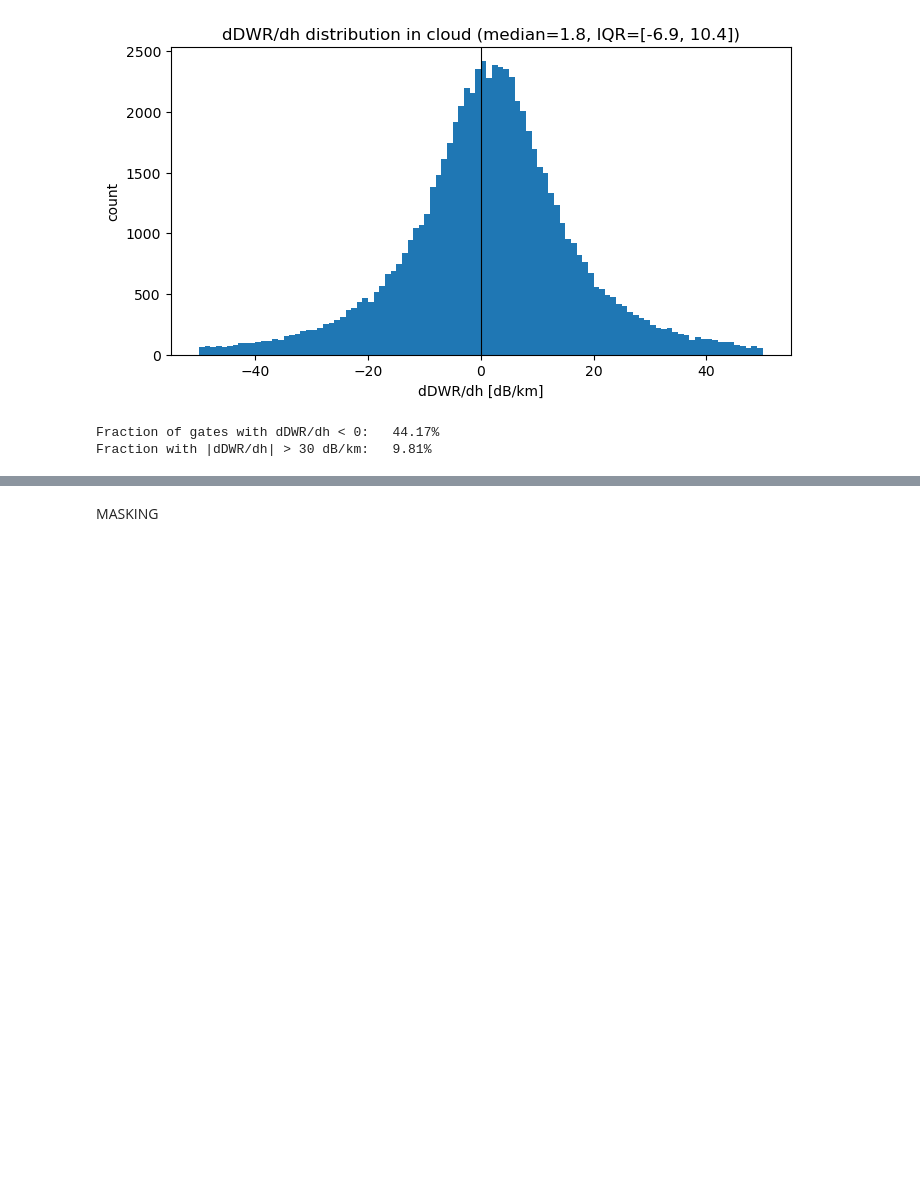
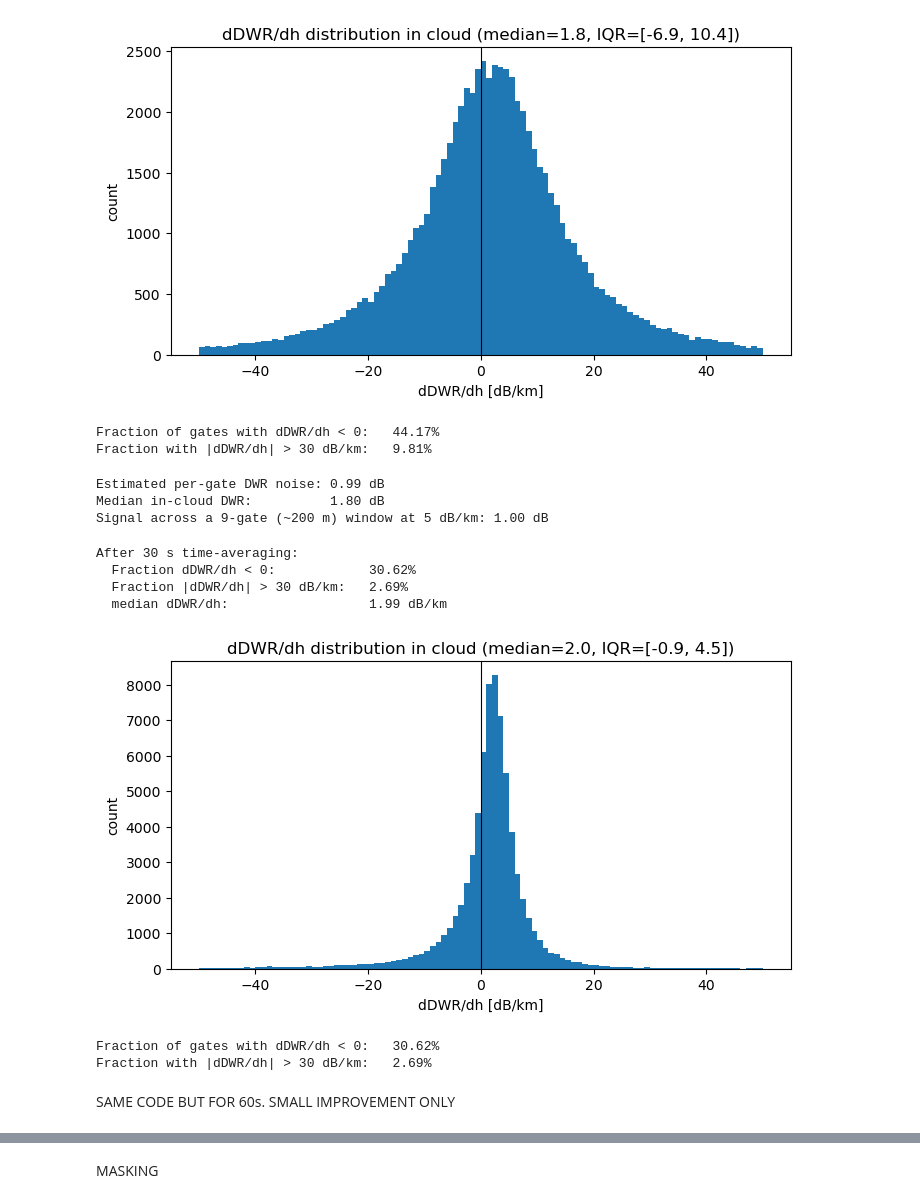
Before and after one commit to geronbreuergb-tech/dual_freq_radar_lwc, a Jupyter notebook: notebooks/03_dwr_and_masking.ipynb, the cells around one changed output, grey strips where cells are left out. Drawn from its saved outputs; the diff is of its cells as text; code cells hidden in the pictures; blank space fills up the shorter version.

```diff
--- a/notebooks/03_dwr_and_masking.ipynb
+++ b/notebooks/03_dwr_and_masking.ipynb
@@ -382,3 +382,18 @@ print(f"Fraction with |dDWR/dh| > 30 dB/km:   {(np.abs(vals) > 30).mean():.2%}")
 [figure]
 Fraction of gates with dDWR/dh < 0:   44.17%
 Fraction with |dDWR/dh| > 30 dB/km:   9.81%
+# %%
+# %% Estimate DWR noise per gate inside cloud
+# Compare each in-cloud gate to its two vertical neighbours.
+D = dwr_2km.where(cloud_mask_2km).values              # Only true Mask Values taken (in NumPy)
+diffs = D[:, 1:] - D[:, :-1]                # gate-to-gate DWR differences ; delta_DWR= DWR_i+1 - DWR_i    ;D[:, 1:] is all times and all ranges from 1 onwards and D[:, :-1] is all times and all ranges from 0 to second last. Both are subtracted from each other to see the DWR difference
+diffs = diffs[np.isfinite(diffs)]             # Remove NaN values from diffs array
+noise_estimate = np.std(diffs) / np.sqrt(2)  # per-gate DWR noise;     Better Explanation in OneNote Programmieren/dual_freq_radar/Notebooks 03;  If DWR is seen as constant between neighbours, the difference between the measurements Y and X is just the difference between the noise of the two gates eps_1 and eps_2.
+# Var(Y-X) = Var(eps_1 - eps_2) =[Covariance between noise is 0]--> Var(eps_1) + Var(eps_2) = 2 * Var(eps) ;   So, std(Y-X) = sqrt(2) * std(eps) ;   So, std(eps) = std(Y-X)/sqrt(2)   std (sigma) is standard deviation and Var (sigma^2) is Variance
+print(f"Estimated per-gate DWR noise: {noise_estimate:.2f} dB")
+print(f"Median in-cloud DWR:          {float(dwr_2km.where(cloud_mask_2km).median()):.2f} dB")
+print(f"Signal across a 9-gate (~200 m) window at 5 dB/km: {5 * 0.2:.2f} dB")    # Comparison Noise and Signal across  Window
+# %% [output]
+Estimated per-gate DWR noise: 0.99 dB
+Median in-cloud DWR:          1.80 dB
+Signal across a 9-gate (~200 m) window at 5 dB/km: 1.00 dB
@@ -384,0 +513,58 @@ Fraction with |dDWR/dh| > 30 dB/km:   9.81%
+# %%
+# %% Time-averaged DWR — the SNR lever
+# CRUCIAL: average in linear (mm^6/m^3), not dB.
+def avg_ze_time(ze_db, window_s=30):
+    """Average dBZ in linear units over a time window."""
+    z_lin = 10.0 ** (ze_db / 10.0)          # Make Reflectivity Linear again
+
+    # xarray rolling on the Time dim; center=True keeps the same time axis
+    # Convert 'window_s' to a rolling count using the median dt
+    dt = float(np.median(np.diff(ze_db["Time"].values).astype("timedelta64[s]").astype(float)))    #median time between "Time".values of the reflectivity data array in seconds (as float)
+    n = max(1, int(round(window_s / dt)))         # Window size divided by average time step gives the number of time steps to include in the rolling average
+    z_avg = z_lin.rolling(Time=n, center=True, min_periods=1).mean()      # Takes middle point( center=True) of the rolling window and computes the mean of the linear reflectivity values in that window. min_periods=1 means that if there is at least one valid value in the window, it will compute the mean; otherwise, it will return NaN.
+                                               #min_periods=1: Compute an average as long as there is at least one valid value in the window. At the beginning and end of the time series, the average is then calculated from the available values only
+                                                # min_periods=n: Compute an average only if the full window of n values is available. Otherwise, the result is NaN.
+    return 10.0 * np.log10(z_avg)
+
+ze_ka_avg = avg_ze_time(ds["Ze_Ka"].sel(range=slice(0, 2000)), window_s=30)
+ze_w_avg  = avg_ze_time(ds["Ze_W"].sel(range=slice(0, 2000)),  window_s=30)
+
+dwr_2km_smoothed = ze_ka_avg - ze_w_avg
+dwr_2km_smoothed.name = "DWR"
+
+# Re-run the diagnostic
+ddwr_dh_smoothed = compute_ddwr_dh(dwr_2km_smoothed, cloud_mask_2km, N_default=9)
+
+vals = ddwr_dh_smoothed.where(cloud_mask_2km).values.ravel()
+vals = vals[np.isfinite(vals)]
+print(f"After 30 s time-averaging:")
+print(f"  Fraction dDWR/dh < 0:            {(vals < 0).mean():.2%}")
+print(f"  Fraction |dDWR/dh| > 30 dB/km:   {(np.abs(vals) > 30).mean():.2%}")
+print(f"  median dDWR/dh:                  {np.median(vals):.2f} dB/km")
+# %% [output]
+After 30 s time-averaging:
+  Fraction dDWR/dh < 0:            30.62%
+  Fraction |dDWR/dh| > 30 dB/km:   2.69%
+  median dDWR/dh:                  1.99 dB/km
+# %%
+# %% Histogram of dDWR/dh in cloud
+fig, ax = plt.subplots(figsize=(8, 4))
+vals = ddwr_dh_smoothed.where(cloud_mask_2km).values.ravel()
+vals = vals[np.isfinite(vals)]
+ax.hist(vals, bins=100, range=(-50, 50))
+ax.axvline(0, color="k", lw=0.8)
+ax.set_xlabel("dDWR/dh [dB/km]")
+ax.set_ylabel("count")
+ax.set_title(f"dDWR/dh distribution in cloud "
+             f"(median={np.median(vals):.1f}, "
+             f"IQR=[{np.percentile(vals,25):.1f}, {np.percentile(vals,75):.1f}])")
+plt.show()
+
+print(f"Fraction of gates with dDWR/dh < 0:   {(vals < 0).mean():.2%}")
+print(f"Fraction with |dDWR/dh| > 30 dB/km:   {(np.abs(vals) > 30).mean():.2%}")
+# %% [output]
+[figure, added]
+Fraction of gates with dDWR/dh < 0:   30.62%
+Fraction with |dDWR/dh| > 30 dB/km:   2.69%
+# %% [markdown]
+SAME CODE BUT FOR 60s. SMALL IMPROVEMENT ONLY
```
Also changed, not shown: parts of 26 cells of this notebook, 1 other file.
